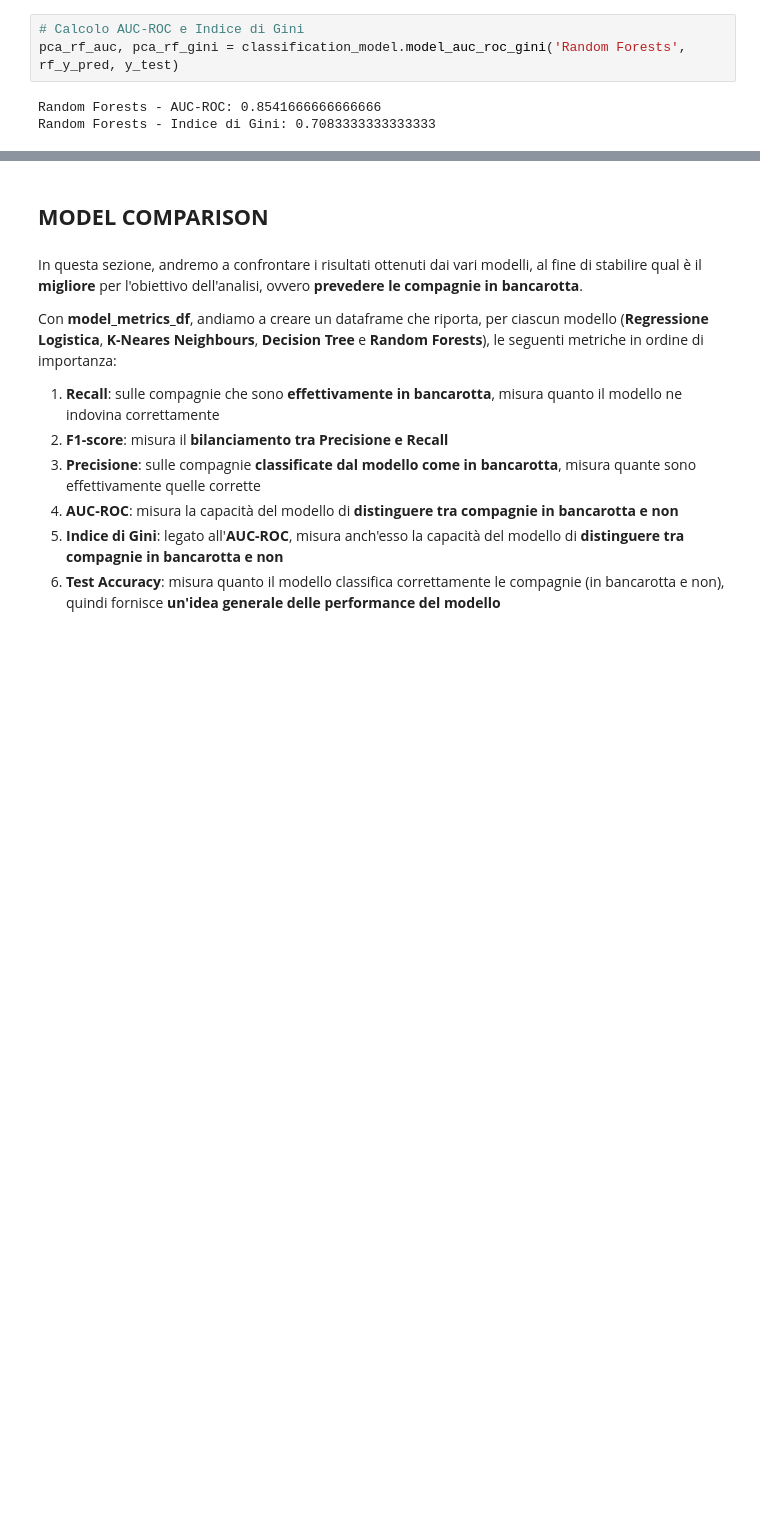
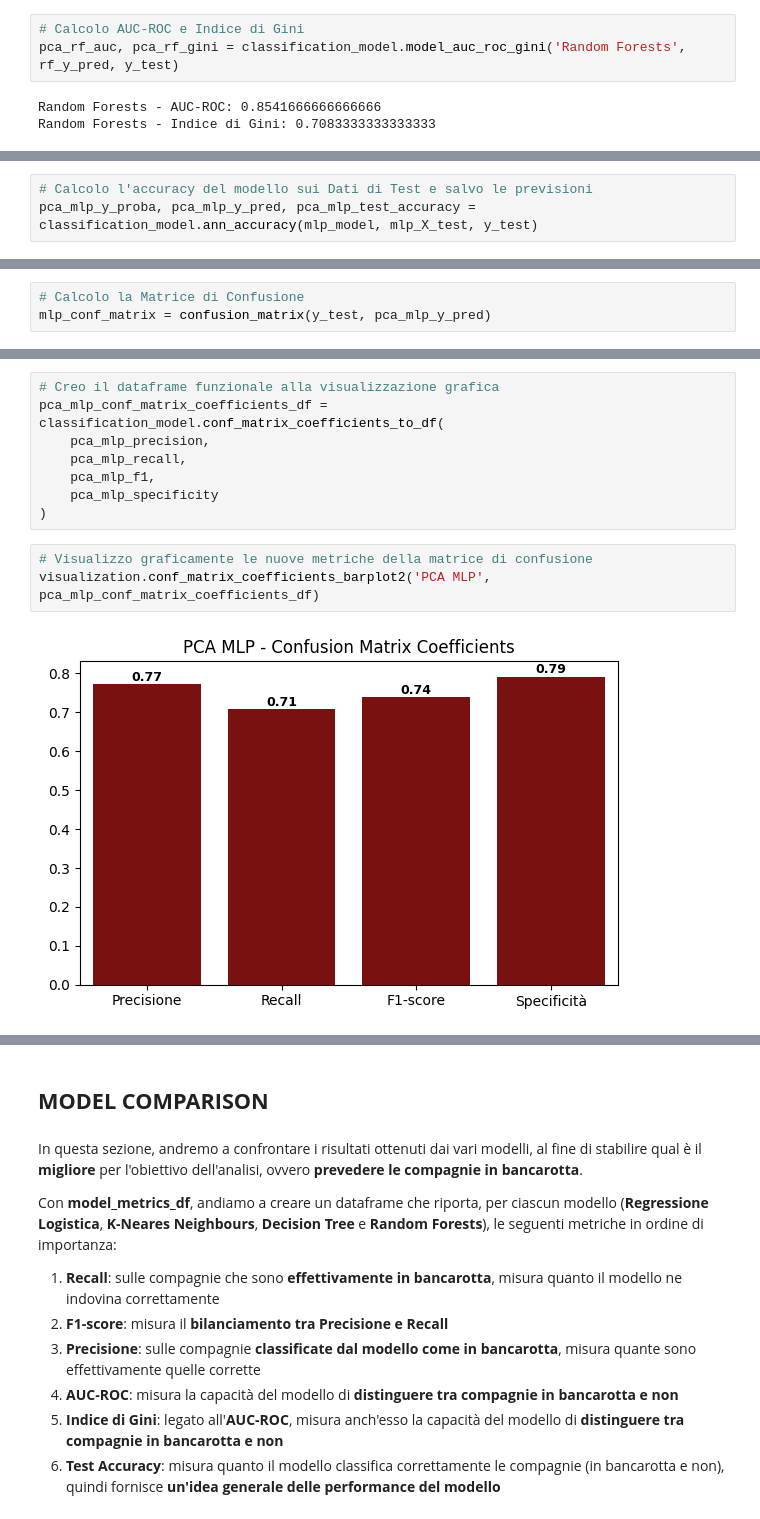
Before and after one commit to arvinjf/Company_Bankruptcy_Prediction, a Jupyter notebook: principal_component_analysis.ipynb, the cells around one changed output, grey strips where cells are left out. Saved outputs shown, nothing was run; the diff lists cells and outputs as text; blank space fills up the shorter version.

```diff
--- a/principal_component_analysis.ipynb
+++ b/principal_component_analysis.ipynb
@@ -394,0 +423,3 @@ visualization.roc_curve_plot2('PCA Decision Tree', y_test, rf_y_proba, pca_rf_au
+# %%
+# Calcolo l'accuracy del modello sui Dati di Test e salvo le previsioni
+pca_mlp_y_proba, pca_mlp_y_pred, pca_mlp_test_accuracy = classification_model.ann_accuracy(mlp_model, mlp_X_test, y_test)
@@ -394,0 +431,3 @@ visualization.roc_curve_plot2('PCA Decision Tree', y_test, rf_y_proba, pca_rf_au
+# %%
+# Calcolo la Matrice di Confusione
+mlp_conf_matrix = confusion_matrix(y_test, pca_mlp_y_pred)
@@ -394,0 +447,13 @@ visualization.roc_curve_plot2('PCA Decision Tree', y_test, rf_y_proba, pca_rf_au
+# %%
+# Creo il dataframe funzionale alla visualizzazione grafica
+pca_mlp_conf_matrix_coefficients_df = classification_model.conf_matrix_coefficients_to_df(
+    pca_mlp_precision,
+    pca_mlp_recall,
+    pca_mlp_f1,
+    pca_mlp_specificity
+)
+# %%
+# Visualizzo graficamente le nuove metriche della matrice di confusione
+visualization.conf_matrix_coefficients_barplot2('PCA MLP', pca_mlp_conf_matrix_coefficients_df)
+# %% [output]
+[figure, added]
```
Also changed, not shown: parts of 28 cells of this notebook.
